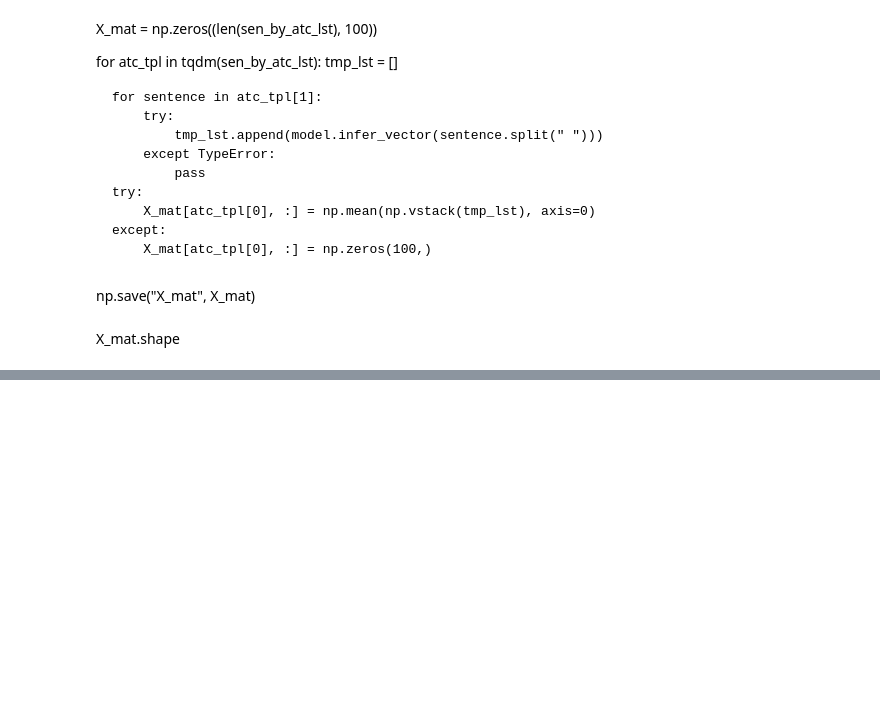
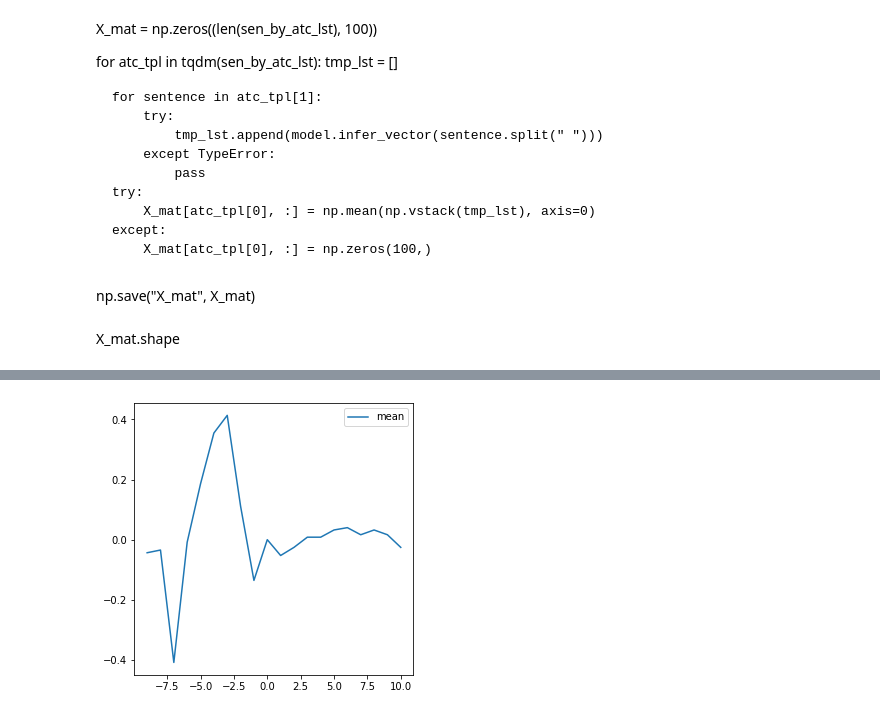
Before and after one commit to hhy845914111/NLP-Project, a Jupyter notebook: doc2vec.ipynb, the cells around one changed output, grey strips where cells are left out. Cells and saved outputs as stored; diff of their text form; code cells hidden in the pictures; blank space fills up the shorter version.

```diff
--- a/doc2vec.ipynb
+++ b/doc2vec.ipynb
@@ -146,0 +302,6 @@ training
+# %%
+fig = plt.figure(figsize=(5, 5))
+plt.plot(range(-9, 11), mean_decay, label="mean")
+plt.legend();
+# %% [output]
+[figure, added]
```
Also changed, not shown: parts of 56 cells of this notebook, 18 other files.
